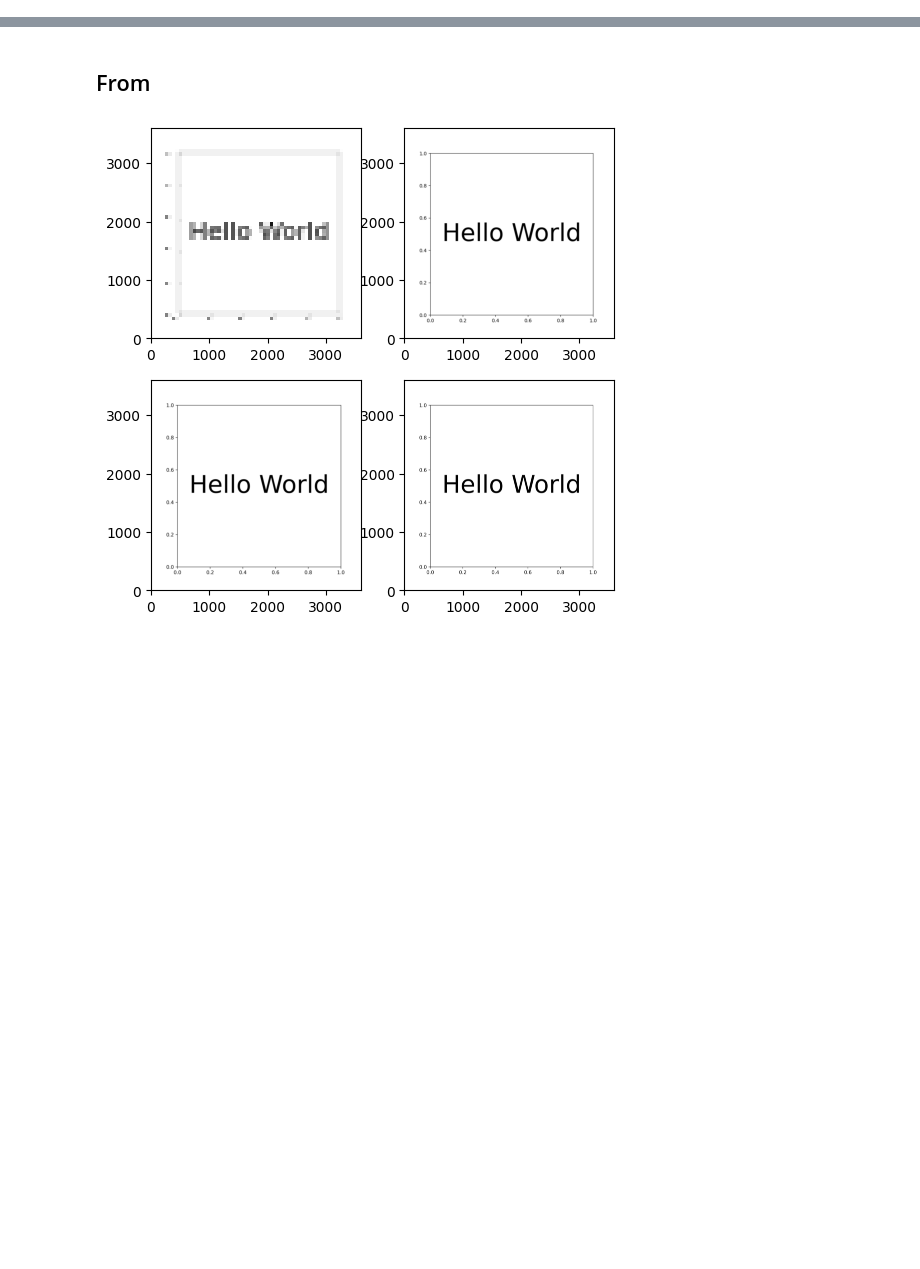
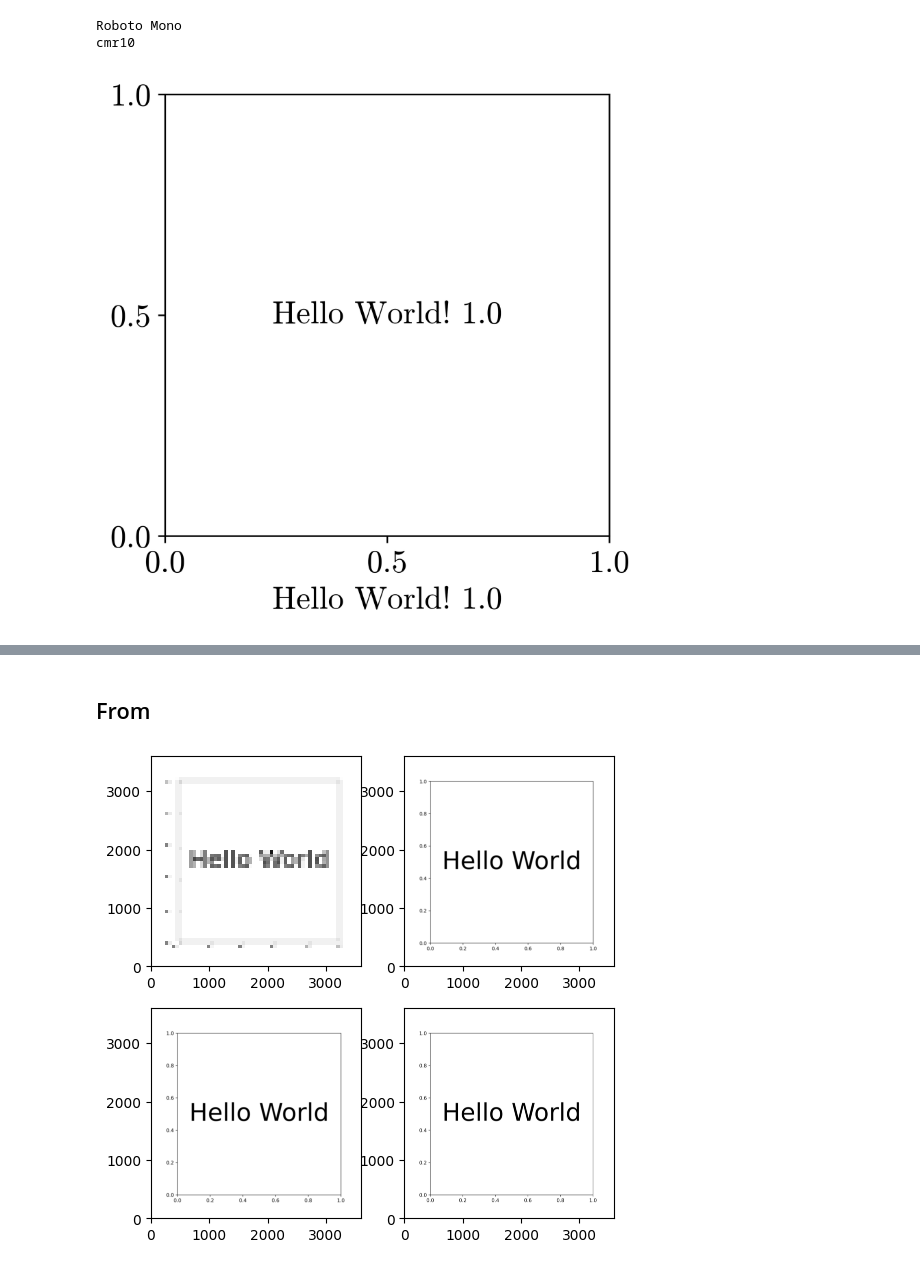
Before and after one commit to Kislovskiy/ChartCraftHub, a Jupyter notebook: src/ChartCraftHub/chapter_1.ipynb, the cells around one changed output, grey strips where cells are left out. Cells and saved outputs as stored; diff of their text form; code cells hidden in the pictures; blank space fills up the shorter version.

```diff
--- a/src/ChartCraftHub/chapter_1.ipynb
+++ b/src/ChartCraftHub/chapter_1.ipynb
@@ -8,0 +129,33 @@ Concept of rendering:
+# %%
+from pathlib import Path
+import matplotlib.pyplot as plt
+
+plt.rcParams["font.family"] = "monospace"
+plt.rcParams["font.monospace"] = ["cmr10"]
+
+print(plt.rcParams["font.sans-serif"][0])
+print(plt.rcParams["font.monospace"][0])
+# %% [output]
+Roboto Mono
+cmr10
+# %%
+from pathlib import Path
+import matplotlib as mpl
+from matplotlib import pyplot as plt
+from matplotlib import rc
+
+fig, ax = plt.subplots(figsize=(4, 4), dpi=600)
+# fpath = Path(mpl.get_data_path(), "fonts/ttf/cmr10.ttf")
+
+ax.set_xlabel('This is the default font')
+ax.text(x=0.5, y=0.5, s="Hello World! 1.0", ha="center", fontsize=16, va="center", fontfamily="cmr10")
+ax.set_xlabel("Hello World! 1.0", fontsize=16, font="cmr10")
+ax.tick_params(axis='both', which='major', labelsize=16)
+ax.set_xticks([0, 0.5, 1])
+ax.set_yticks([0, 0.5, 1])
+ # ax.set_axis_off()
+# fig.tight_layout()
+fig.savefig("results/hello_world.png", dpi=300)
+plt.show()
+# %% [output]
+[figure, added]
```
Also changed, not shown: parts of 11 cells of this notebook, 19 other files.
